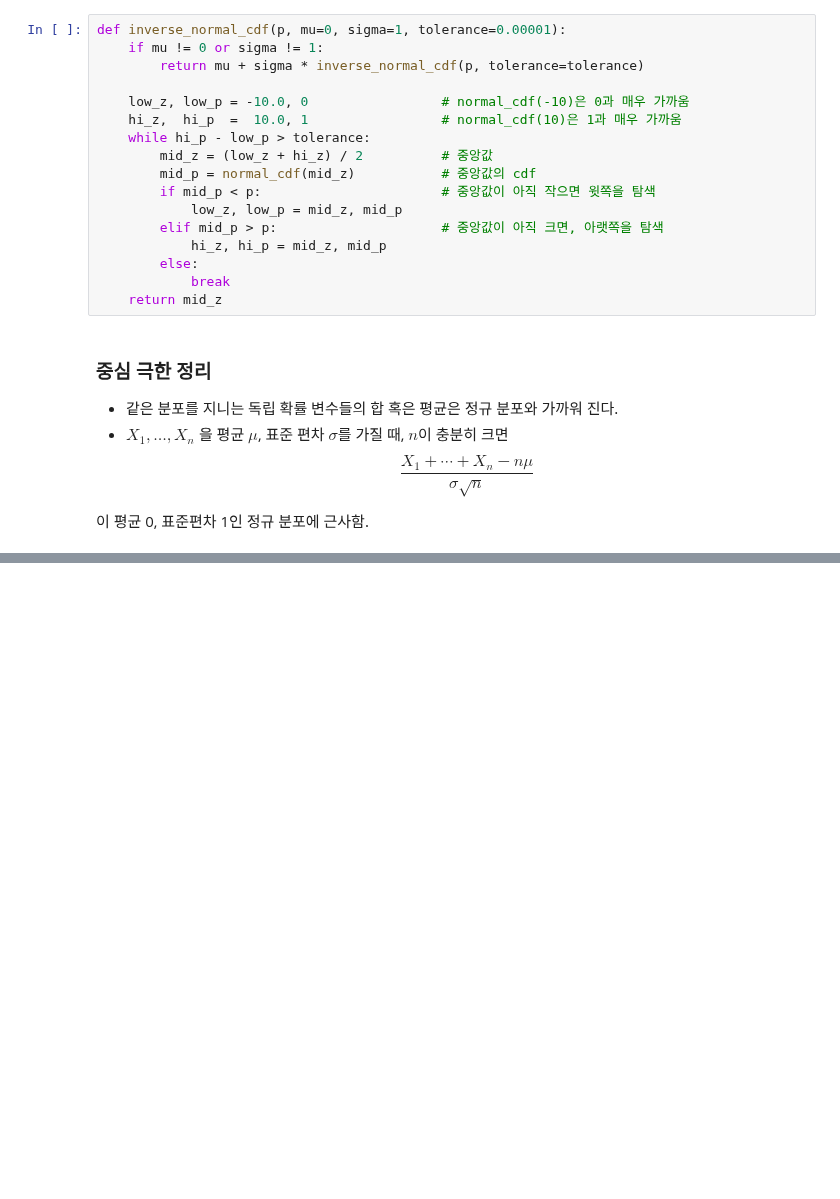
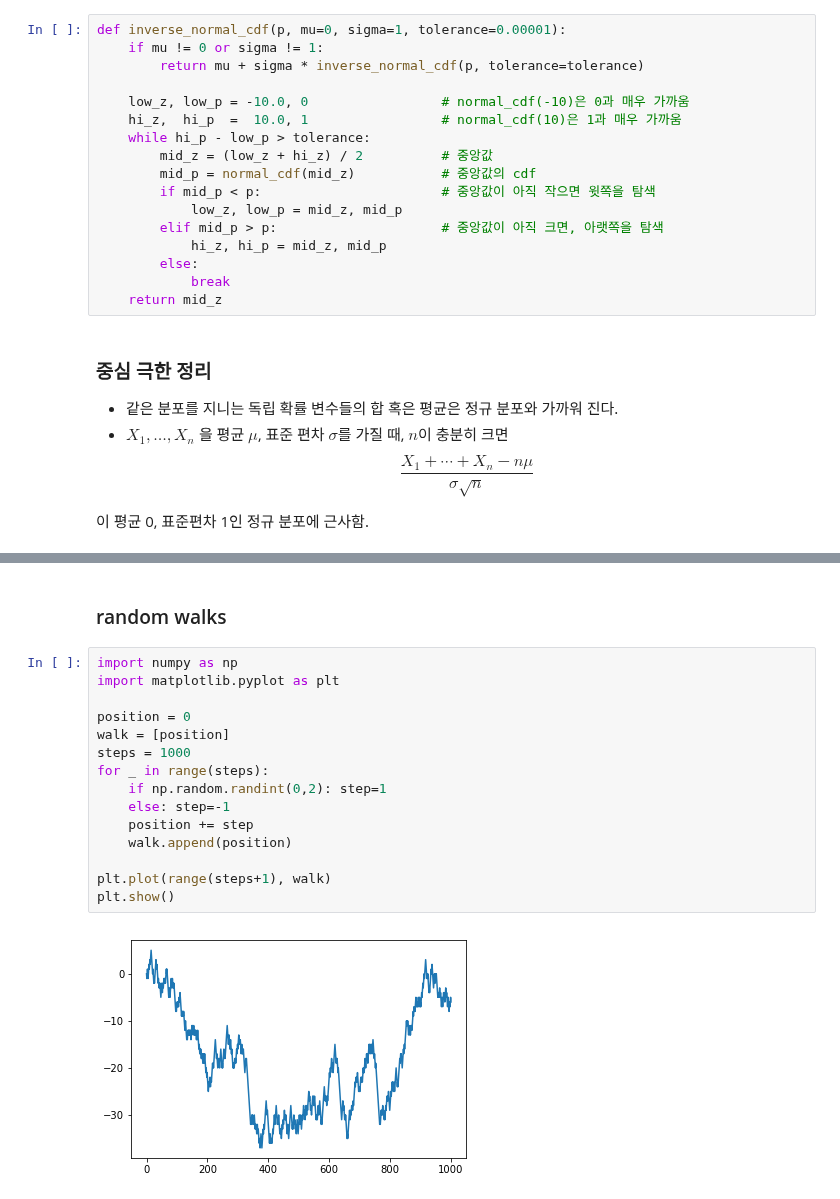
Before and after one commit to ksublee/SPuP, a Jupyter notebook: 9.Probability.ipynb, the cells around one changed output, grey strips where cells are left out. Cells and saved outputs as stored; diff of their text form; blank space fills up the shorter version.

```diff
--- a/9.Probability.ipynb
+++ b/9.Probability.ipynb
@@ -187,0 +292,19 @@ $$\frac{ 𝑋_1+⋯+𝑋_𝑛−n\mu}{ \sigma \sqrt{n}} $$
+# %% [markdown]
+### random walks
+# %%
+import numpy as np
+import matplotlib.pyplot as plt
+
+position = 0
+walk = [position]
+steps = 1000
+for _ in range(steps):
+    if np.random.randint(0,2): step=1
+    else: step=-1
+    position += step
+    walk.append(position)
+
+plt.plot(range(steps+1), walk)
+plt.show()
+# %% [output]
+[figure, added]
```
Also changed, not shown: parts of 25 cells of this notebook, 1 other file.
